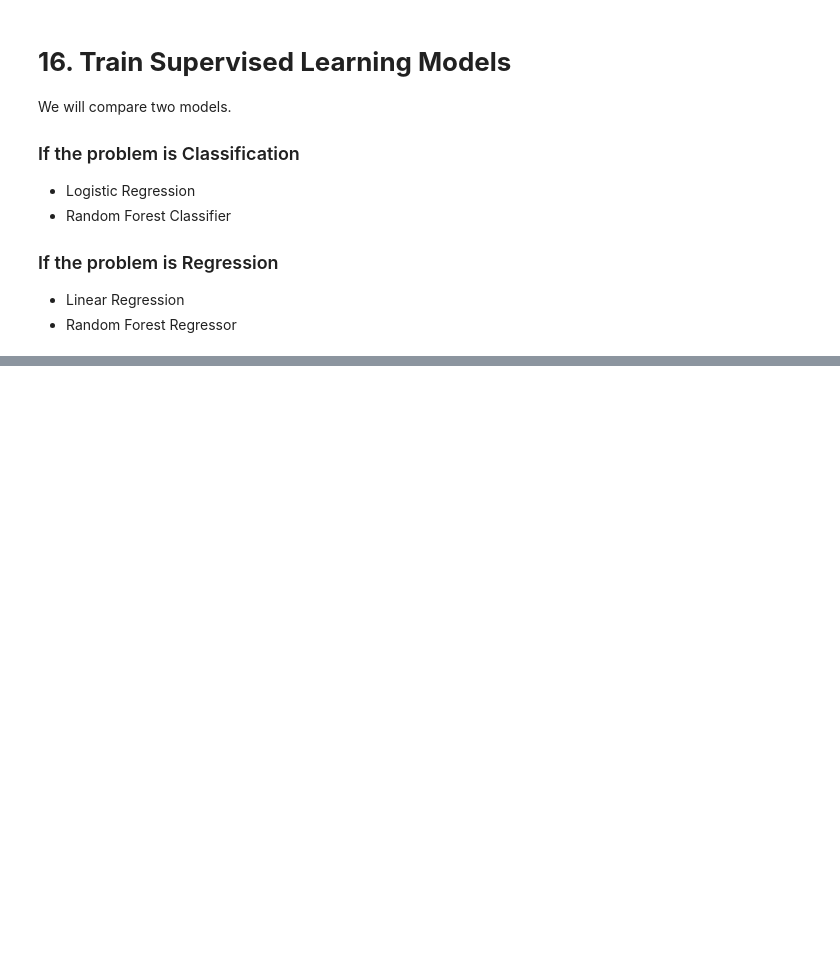
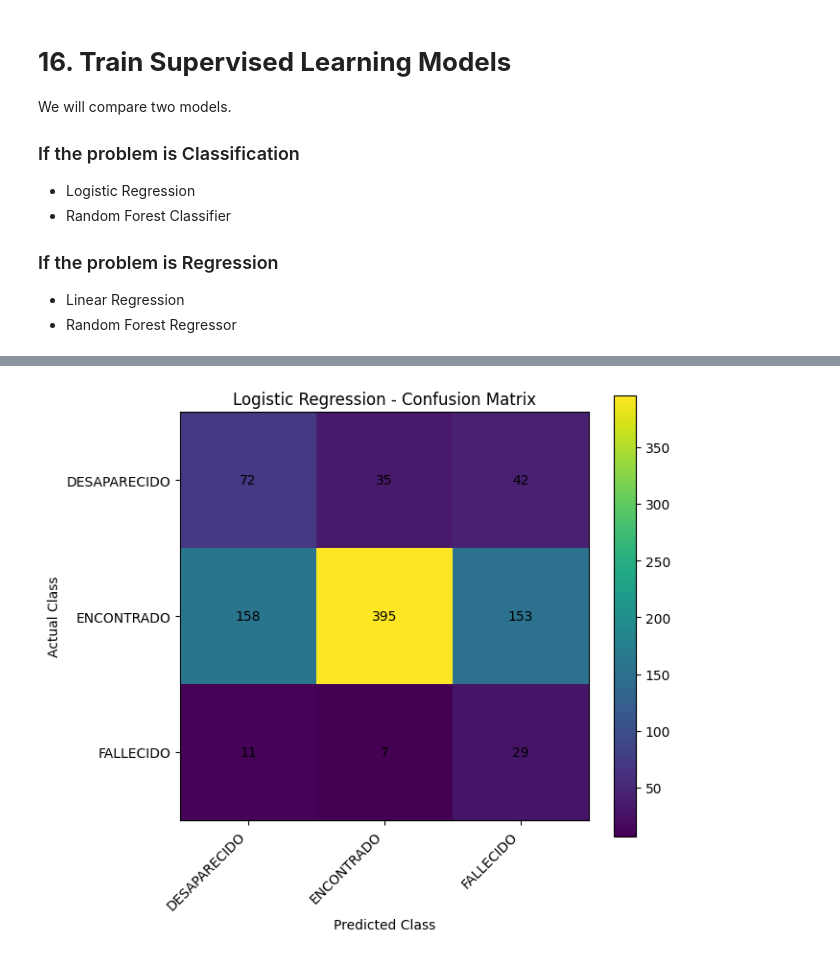
Before and after one commit to vannes13da-code/lab-assigment-, a Jupyter notebook: Supervised_Learning.ipynb, the cells around one changed output, grey strips where cells are left out. Drawn from its saved outputs; the diff is of its cells as text; code cells hidden in the pictures; blank space fills up the shorter version.

```diff
--- a/Supervised_Learning.ipynb
+++ b/Supervised_Learning.ipynb
@@ -1196,0 +841,7 @@ The fundamental idea is that the model learns from observations for which the co
+# %%
+logistic_model.fit(
+    X_train,
+    y_train
+)
+
+print("Logistic Regression trained successfully.")
@@ -1196,0 +956,13 @@ The fundamental idea is that the model learns from observations for which the co
+# %%
+logistic_confusion_matrix = confusion_matrix(
+    y_test,
+    logistic_predictions
+)
+
+labels = logistic_model.classes_
+
+print("Classes:")
+print(labels)
+
+print("\nConfusion Matrix:")
+print(logistic_confusion_matrix)
@@ -1196,0 +977,51 @@ The fundamental idea is that the model learns from observations for which the co
+# %%
+fig, ax = plt.subplots(figsize=(7, 6))
+
+image = ax.imshow(
+    logistic_confusion_matrix
+)
+
+ax.set_title(
+    "Logistic Regression - Confusion Matrix"
+)
+
+ax.set_xlabel("Predicted Class")
+ax.set_ylabel("Actual Class")
+
+ax.set_xticks(
+    np.arange(len(labels))
+)
+
+ax.set_yticks(
+    np.arange(len(labels))
+)
+
+ax.set_xticklabels(
+    labels,
+    rotation=45,
+    ha="right"
+)
+
+ax.set_yticklabels(
+    labels
+)
+
+for i in range(len(labels)):
+
+    for j in range(len(labels)):
+
+        ax.text(
+            j,
+            i,
+            logistic_confusion_matrix[i, j],
+            ha="center",
+            va="center"
+        )
+
+plt.colorbar(image)
+
+plt.tight_layout()
+
+plt.show()
+# %% [output]
+[figure, added]
```
Also changed, not shown: parts of 128 cells of this notebook.
